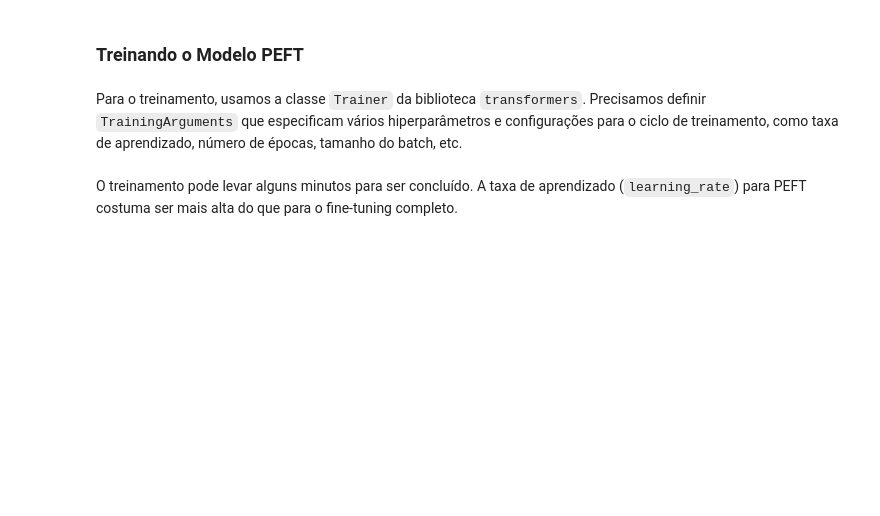
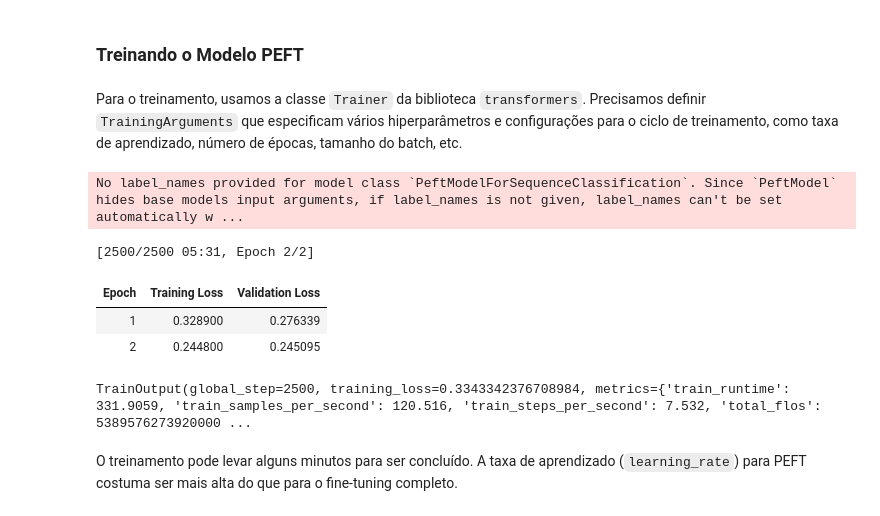
Before and after one commit to danielhsf/peft, a Jupyter notebook: peft_basics_tutorial.ipynb, the cells around one changed output. Drawn from its saved outputs; the diff is of its cells as text; code cells hidden in the pictures; blank space fills up the shorter version.

```diff
--- a/peft_basics_tutorial.ipynb
+++ b/peft_basics_tutorial.ipynb
@@ -56,7 +98,7 @@ model = AutoModelForSequenceClassification.from_pretrained(model_name, num_label
 Usaremos o dataset `imdb` da biblioteca `datasets`, que contém avaliações de filmes e seus respectivos sentimentos. Para agilizar o processo no tutorial, carregaremos apenas uma pequena fração (1%) do conjunto de treino.
 # %%
 # Carrega uma pequena fração do dataset IMDB (1% do treino)
-dataset = load_dataset("imdb", split="train[:1%]")
+dataset = load_dataset('imdb',split='train')
 
 # Divide o dataset carregado em treino (80%) e teste (20%)
 dataset = dataset.train_test_split(test_size=0.2)
@@ -104,7 +146,10 @@ peft_config = LoraConfig(
     r=8,
     lora_alpha=16,
     lora_dropout=0.1,
-    base_model_name_or_path=model_name # Adicionado para melhor compatibilidade ao salvar
+    base_model_name_or_path=model_name,# Adicionado para melhor compatibilidade ao salvar
+    target_modules=[
+        "q_lin",
+        "k_lin"]
 )
 
 # TaskType.SEQ_CLS é usado pois estamos fazendo classificação de sequência (sentimento de texto).
@@ -128,29 +175,37 @@ Para o treinamento, usamos a classe `Trainer` da biblioteca `transformers`. Prec
 # %%
 training_args = TrainingArguments(
     output_dir="peft_basics_output",          # Diretório para salvar os checkpoints e logs
     learning_rate=2e-3,                     # Taxa de aprendizado (geralmente maior para PEFT)
     per_device_train_batch_size=16,         # Tamanho do batch de treino por dispositivo
     per_device_eval_batch_size=16,          # Tamanho do batch de avaliação por dispositivo
     num_train_epochs=2,                     # Número de épocas de treinamento (pequeno para o tutorial)
     weight_decay=0.01,                      # Força da regularização L2
-    evaluation_strategy="epoch",            # Avaliar ao final de cada época
+    eval_strategy="epoch",                  # Avaliar ao final de cada época
     save_strategy="epoch",                  # Salvar o modelo ao final de cada época
     load_best_model_at_end=True,            # Carregar o melhor modelo ao final do treino
+    report_to="none"                        # Sem relatórios de treinamento
 )
 
 trainer = Trainer(
     model=peft_model,                         # O modelo PEFT para treinar
     args=training_args,                       # Argumentos de treinamento
     train_dataset=tokenized_datasets["train"], # Dataset de treino
     eval_dataset=tokenized_datasets["test"],  # Dataset de avaliação/teste
     tokenizer=tokenizer,                      # Tokenizador (para padding e outras funções)
     data_collator=data_collator,              # Data collator para criar os batches
 )
 
 # Inicia o treinamento
 trainer.train()
 
 # Este processo pode levar alguns minutos, dependendo da sua máquina e da fração do dataset.
+# %% [output]
+No label_names provided for model class `PeftModelForSequenceClassification`. Since `PeftModel` hides base models input arguments, if label_names is not given, label_names can't be set automatically w ...
+[2500/2500 05:31, Epoch 2/2]
+| Epoch | Training Loss | Validation Loss |
+| 1 | 0.328900 | 0.276339 |
+| 2 | 0.244800 | 0.245095 |
+TrainOutput(global_step=2500, training_loss=0.3343342376708984, metrics={'train_runtime': 331.9059, 'train_samples_per_second': 120.516, 'train_steps_per_second': 7.532, 'total_flos': 5389576273920000 ...
 # %% [markdown]
 O treinamento pode levar alguns minutos para ser concluído. A taxa de aprendizado (`learning_rate`) para PEFT costuma ser mais alta do que para o fine-tuning completo.
 # %% [markdown]
```
Also changed, not shown: parts of 6 cells of this notebook.
